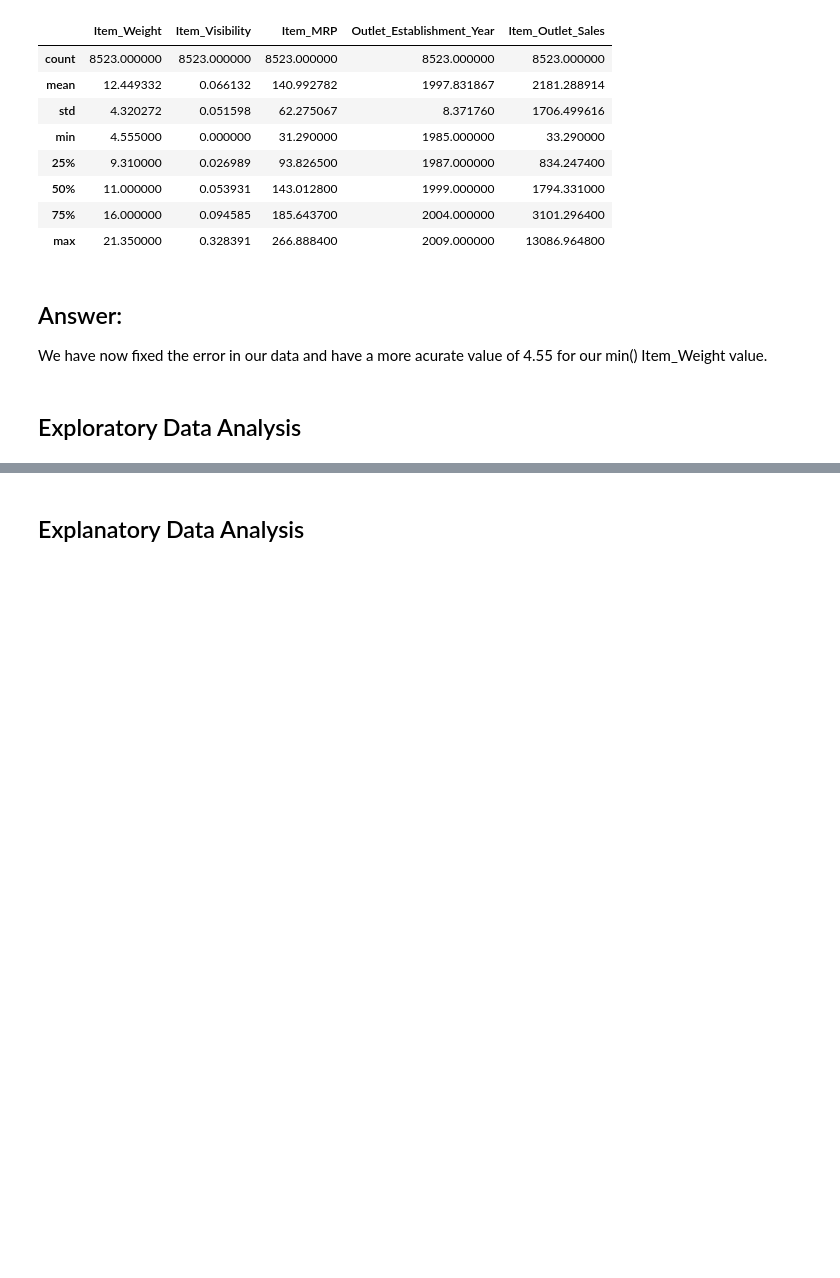
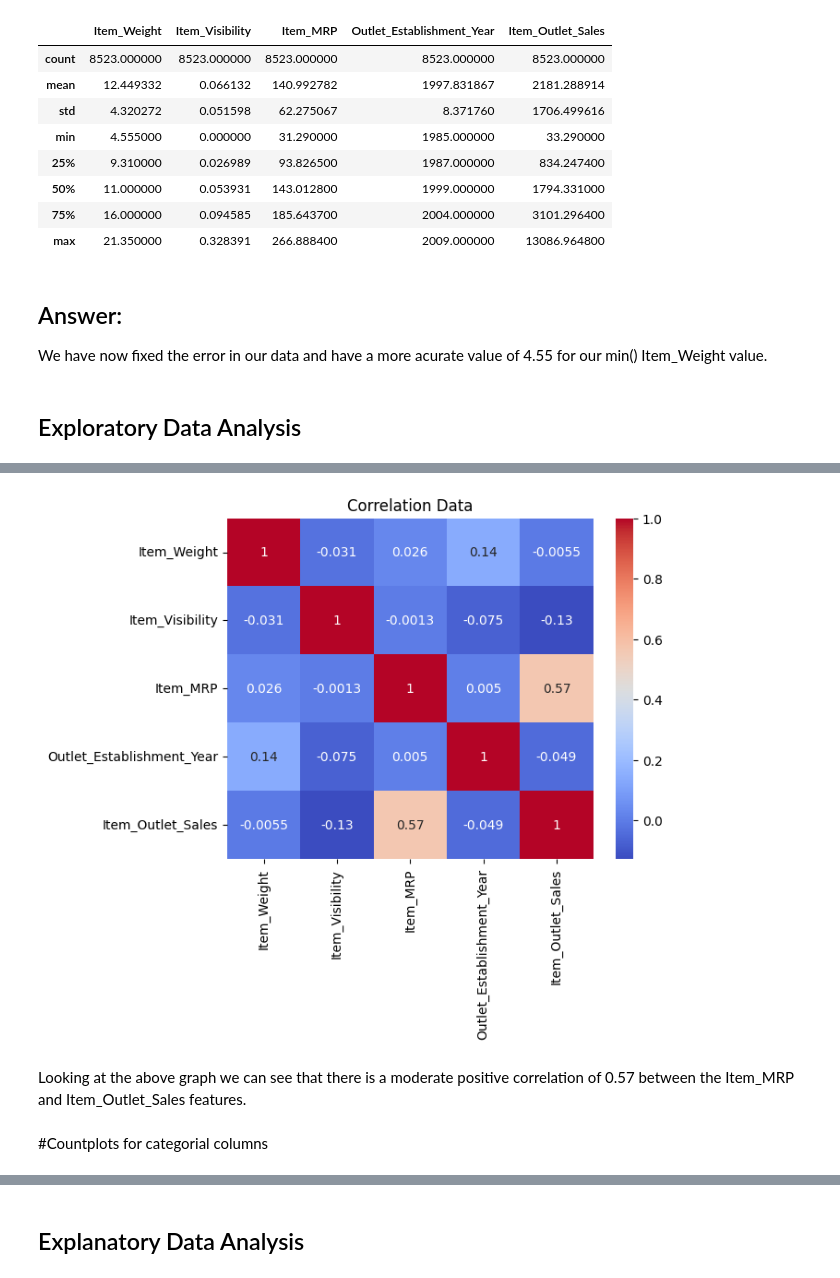
Before and after one commit to JaimeRoss/Prediction-of-Product-Sales, a Jupyter notebook: prediction_of_product_sales.ipynb, the cells around one changed output, grey strips where cells are left out. Drawn from its saved outputs; the diff is of its cells as text; code cells hidden in the pictures; blank space fills up the shorter version.

```diff
--- a/prediction_of_product_sales.ipynb
+++ b/prediction_of_product_sales.ipynb
@@ -321,0 +329,4 @@ We have now fixed the error in our data and have a more acurate value of 4.55 fo
+# %%
+# Getting correlation data
+corr = df.corr()
+corr
@@ -321,0 +340,10 @@ We have now fixed the error in our data and have a more acurate value of 4.55 fo
+# %%
+# Creating the heatmap
+ax = sns.heatmap(corr, cmap="coolwarm", annot = True)
+ax.set_title("Correlation Data");
+# %% [output]
+[figure, added]
+# %% [markdown]
+Looking at the above graph we can see that there is a moderate positive correlation of 0.57 between the Item_MRP and Item_Outlet_Sales features.
+# %% [markdown]
+#Countplots for categorial columns
```
Also changed, not shown: parts of 33 cells of this notebook.
